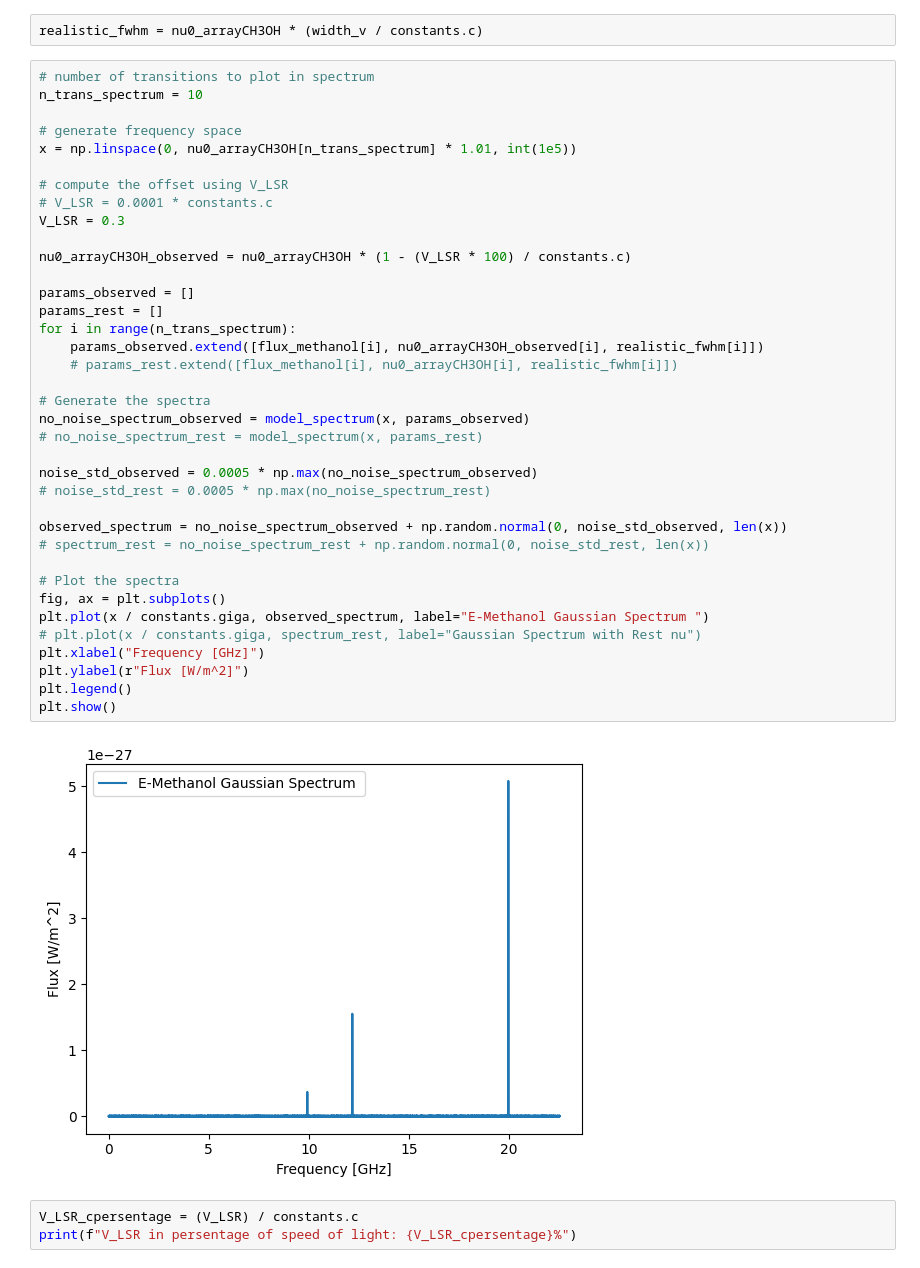
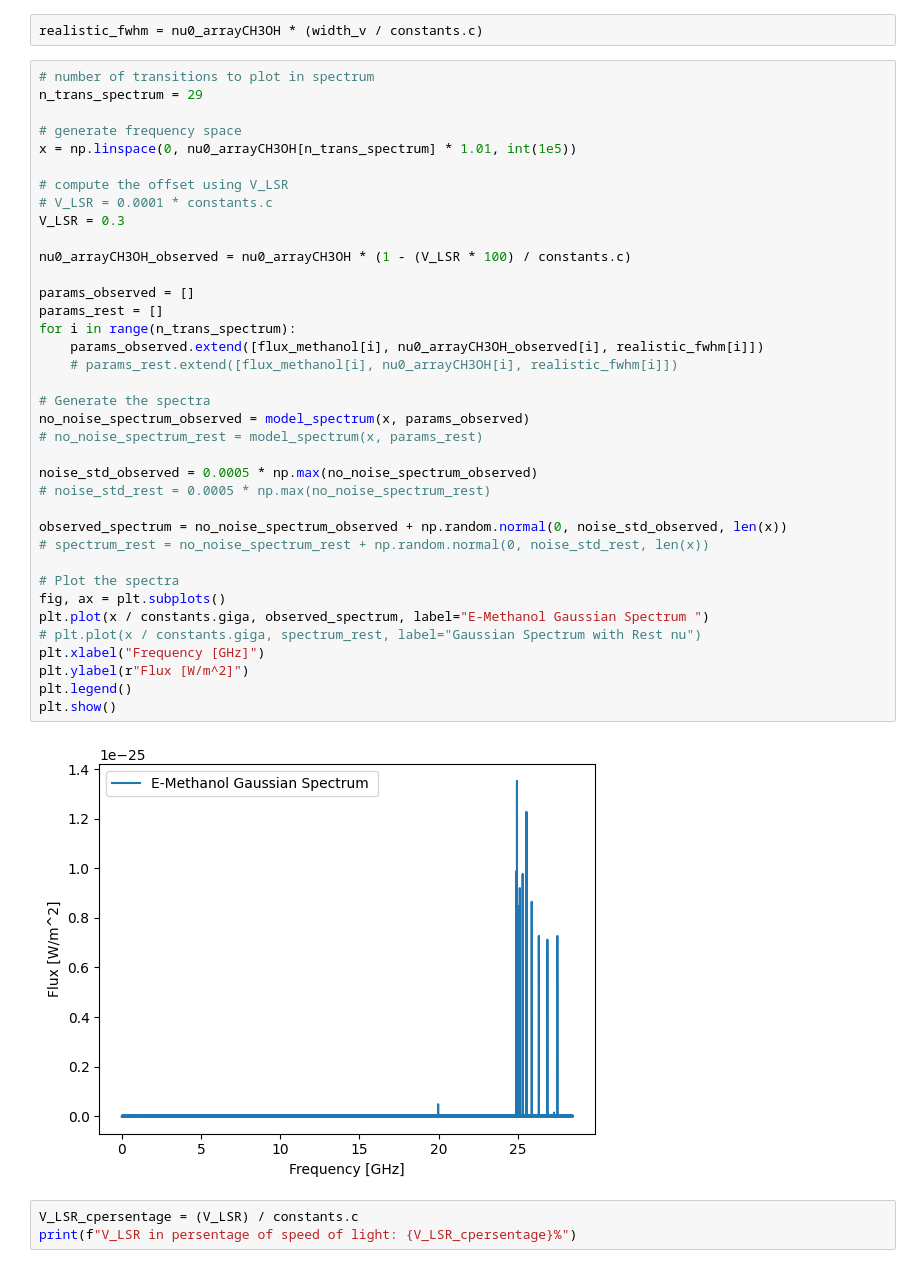
Before and after one commit to aleksej-rodano/phas0052_project, a Jupyter notebook: mcmc_and_radex.ipynb, the cells around one changed output. Cells and saved outputs as stored; diff of their text form.

```diff
--- a/mcmc_and_radex.ipynb
+++ b/mcmc_and_radex.ipynb
@@ -161,7 +161,7 @@ def model_spectrum(x, params):
 realistic_fwhm = nu0_arrayCH3OH * (width_v / constants.c)
 # %%
 # number of transitions to plot in spectrum
-n_trans_spectrum = 10
+n_trans_spectrum = 29
 
 # generate frequency space
 x = np.linspace(0, nu0_arrayCH3OH[n_trans_spectrum] * 1.01, int(1e5))
@@ -170,34 +170,34 @@ x = np.linspace(0, nu0_arrayCH3OH[n_trans_spectrum] * 1.01, int(1e5))
 # V_LSR = 0.0001 * constants.c
 V_LSR = 0.3
 
 nu0_arrayCH3OH_observed = nu0_arrayCH3OH * (1 - (V_LSR * 100) / constants.c)
 
 params_observed = []
 params_rest = []
 for i in range(n_trans_spectrum):
     params_observed.extend([flux_methanol[i], nu0_arrayCH3OH_observed[i], realistic_fwhm[i]])
     # params_rest.extend([flux_methanol[i], nu0_arrayCH3OH[i], realistic_fwhm[i]])
 
 # Generate the spectra
 no_noise_spectrum_observed = model_spectrum(x, params_observed)
 # no_noise_spectrum_rest = model_spectrum(x, params_rest)
 
 noise_std_observed = 0.0005 * np.max(no_noise_spectrum_observed)
 # noise_std_rest = 0.0005 * np.max(no_noise_spectrum_rest)
 
 observed_spectrum = no_noise_spectrum_observed + np.random.normal(0, noise_std_observed, len(x))
 # spectrum_rest = no_noise_spectrum_rest + np.random.normal(0, noise_std_rest, len(x))
 
 # Plot the spectra
 fig, ax = plt.subplots()
 plt.plot(x / constants.giga, observed_spectrum, label="E-Methanol Gaussian Spectrum ")
 # plt.plot(x / constants.giga, spectrum_rest, label="Gaussian Spectrum with Rest nu")
 plt.xlabel("Frequency [GHz]")
 plt.ylabel(r"Flux [W/m^2]")
 plt.legend()
 plt.show()
 # %% [output]
-[figure, old version]
+[figure, new version]
 # %%
 V_LSR_cpersentage = (V_LSR) / constants.c
 print(f"V_LSR in persentage of speed of light: {V_LSR_cpersentage}%")
```
Also changed, not shown: 1 other file.
